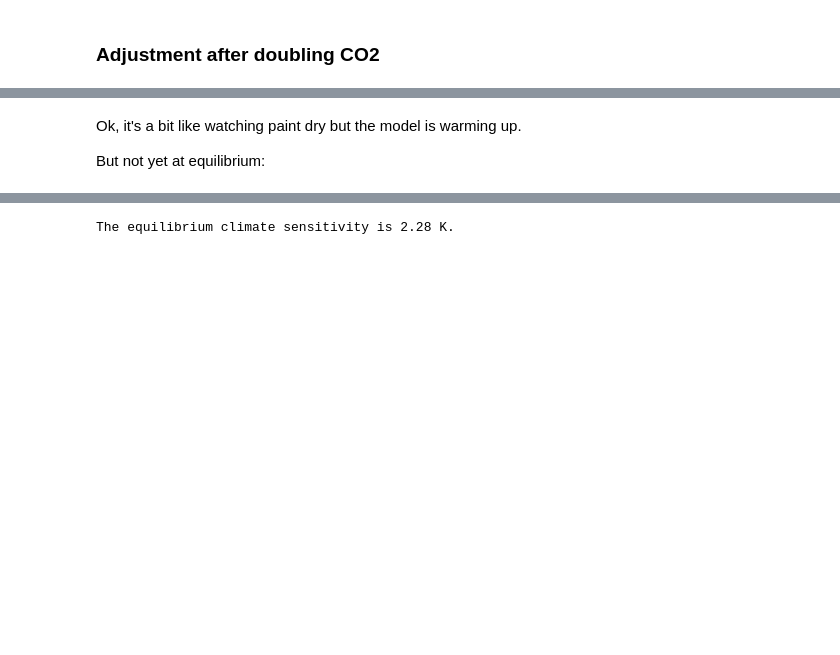
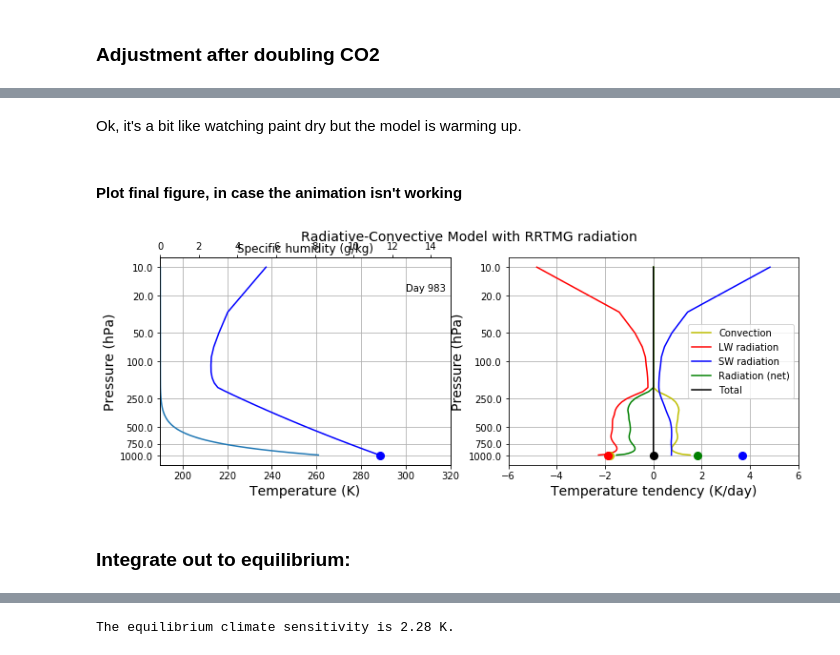
Before and after one commit to brian-rose/ClimateModeling_courseware, a Jupyter notebook: Lectures/Lecture09.5 -- Radiative-Convective Equilibrium.ipynb, the cells around one changed output, grey strips where cells are left out. Cells and saved outputs as stored; diff of their text form; code cells hidden in the pictures; blank space fills up the shorter version.

```diff
--- a/Lectures/Lecture09.5 -- Radiative-Convective Equilibrium.ipynb
+++ b/Lectures/Lecture09.5 -- Radiative-Convective Equilibrium.ipynb
@@ -408,8 +434,14 @@ HTML(ani_2xCO2.to_html5_video())
 [interactive output not drawn]
 # %% [markdown]
 Ok, it's a bit like watching paint dry but the model is warming up.
-
-But not yet at equilibrium:
+# %% [markdown]
+#### Plot final figure, in case the animation isn't working
+# %%
+fig
+# %% [output]
+[figure, added]
+# %% [markdown]
+### Integrate out to equilibrium:
 # %%
 rcm_2xCO2.ASR - rcm_2xCO2.OLR
 # %% [output]
```
Also changed, not shown: parts of 26 cells of this notebook.
